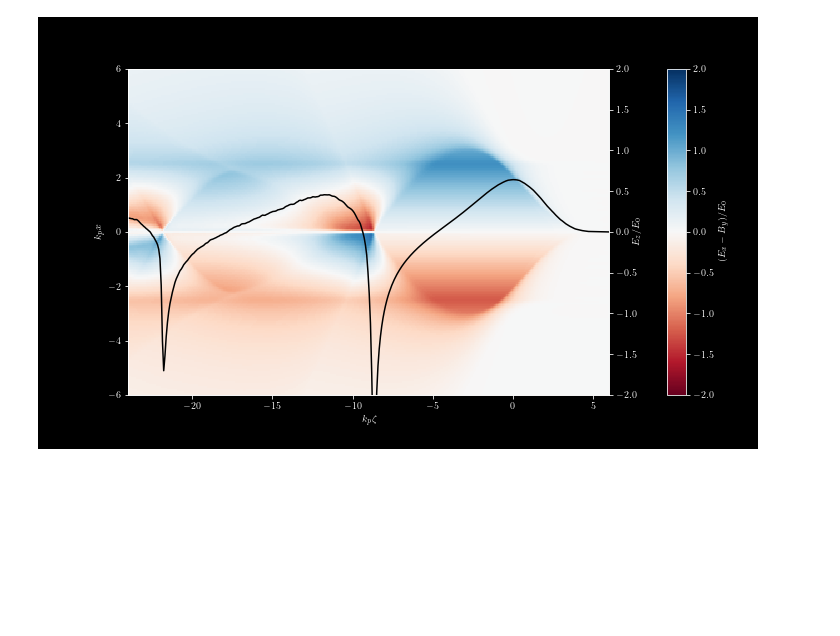
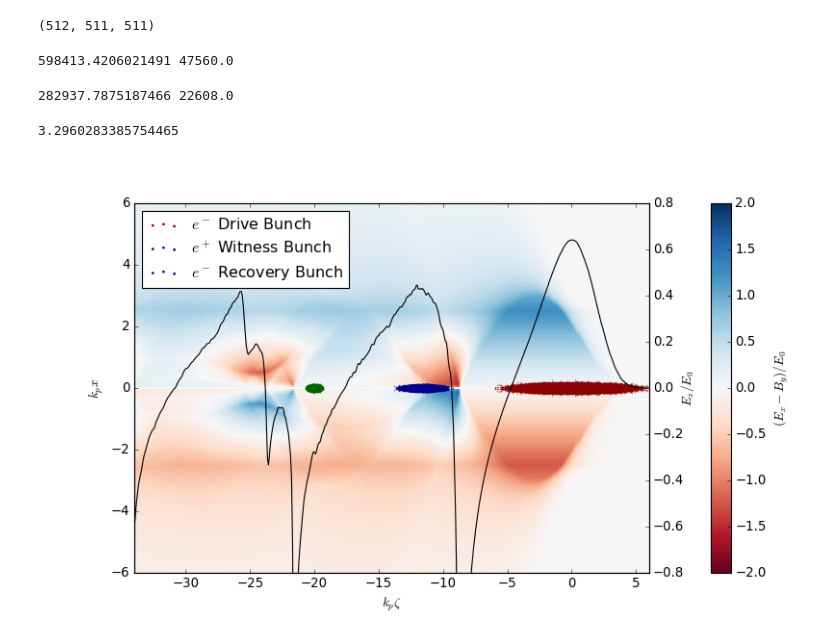
Before and after one commit to MaxVarverakis/PositronPWFA, a Jupyter notebook: brief_analysis.ipynb, the cells around one changed output. Drawn from its saved outputs; the diff is of its cells as text; code cells hidden in the pictures; blank space fills up the shorter version.

```diff
--- a/brief_analysis.ipynb
+++ b/brief_analysis.ipynb
@@ -22,3 +35,2 @@ plt.rc('font', family='serif')
 # %%
-# path to output directory
-ts_test2 = LpaDiagnostics('/Users/max/HiPACE/test/diags/hdf5/', check_all_files=False)
+ts = LpaDiagnostics('/Users/max/HiPACE/recovery/diags/hdf5/recovery/', check_all_files = True)
@@ -25,3 +679,16 @@ ts_test2 = LpaDiagnostics('/Users/max/HiPACE/test/diags/hdf5/', check_all_files=
+# %%
+i = 0
+
+Qd = ts.get_charge(species = 'drive', iteration = 0)
+Qw = ts.get_charge(species = 'witness', iteration = 0) + ts.get_charge(species = 'witness2', iteration = 0)
+Qr = ts.get_charge(species = 'recovery', iteration = 0)
+
+ExmBy, info_x = ts.get_field(field = 'ExmBy', iteration = i, coord = 'z')
+Ez, info_x = ts.get_field(field = 'Ez', iteration = i, coord = 'z')
+xd, zd, wd = ts.get_particle(species = 'drive', iteration = i, var_list = ['x', 'z', 'w'])
+xw, zw, ww = ts.get_particle(species = 'witness', iteration = i, var_list = ['x', 'z', 'w'])
+xw2, zw2, ww2 = ts.get_particle(species = 'witness2', iteration = i, var_list = ['x', 'z', 'w'])
+xr, zr, wr = ts.get_particle(species = 'recovery', iteration = i, var_list = ['x', 'z', 'w'])
+# ts.get_field?
 # %%
-ExmBy, info_x = ts_test2.get_field(field='ExmBy', iteration=0)
-Ez, info_x = ts_test2.get_field(field='Ez', iteration=0)
+ExmBy, info = ts.get_field(field = 'ExmBy', iteration = 0, coord = 'z')
@@ -28,36 +767,68 @@ Ez, info_x = ts_test2.get_field(field='Ez', iteration=0)
+# %%
+print(Ez_raw.shape)
+# %% [output]
+(512, 511, 511)
+# %%
+print(sum(nw) / (np.sqrt(2 * np.pi) * 0.5), max(nw))
+# %% [output]
+598413.4206021491 47560.0
+# %%
+print(sum(nd) / (np.sqrt(2 * np.pi) * 1.41), max(nd))
+# %% [output]
+282937.7875187466 22608.0
+# %%
+eta = - (Qw * EzWAvg) / (Qd * EzDAvg) * 1e2 # percent
+
+# print(Qw, Qd, EzWAvg, EzDAvg)
+
+print(eta)
+# %% [output]
+3.2960283385754465
 # %%
-fig, ax =plt.subplots(1,1, figsize=(10,6))
+fig, ax = plt.subplots(1, 1, figsize = (10, 6))
 
 
-im = ax.pcolormesh(info_x.z, info_x.x, np.transpose(ExmBy), cmap='RdBu', vmin=-2, vmax=2) # cmap='RdBu')
+im = ax.pcolormesh(info_x.z, info_x.x, np.transpose(ExmBy[:, len(info_x.x)//2]), cmap='RdBu', vmin=-2, vmax=2)
 
+plt.scatter(zd, xd, s = .02, color = 'darkred')
+plt.scatter(zw, xw, s = .02, color = 'darkblue')
+plt.scatter(zw2, xw2, s = .02, color = 'darkblue', label = '__nolegend__')
+plt.scatter(zr, xr, s = .02, color = 'darkgreen')
+plt.legend(['$e^-$ Drive Bunch', '$e^+$ Witness Bunch', '$e^-$ Recovery Bunch'], loc = 'upper left', markerscale = 10)
 
-ax.set_xlim(-24, 6)
+# plt.vlines([driveMin, driveMax], -6, 6, color = 'darkred', linestyle = 'dashed')
+# plt.vlines([witnessMin, witnessMax], -6, 6, color = 'darkblue', linestyle = 'dashed')
+
+ax.set_xlim(-34, 6)
 ax.set_ylim(-6, 6)
 ax.set_ylabel('$k_px$')
 ax.set_xlabel('$k_p\zeta$')
 
 # plt.style.use()
 
 # matplotlib.rc('axes', edgecolor='k')
 
 # ax.tick_params(colors='k')
 # ax.tick_params(axis='y', colors='k')
 # ax.yaxis.label.set_color('k')
 # ax.xaxis.label.set_color('k')
 
 ax2 = ax.twinx()
-ax2.plot(info_x.z, np.transpose(Ez)[len(info_x.x)//2,:], color='black')
-ax2.set_ylim(-2, 2)
+ax2.plot(info_x.z, get_Ez(Ez, info_x), color = 'k')
+# ax2.plot(info_x.z[maskD], get_Ez(Ez, info_x)[maskD], color = 'r')
+# ax2.plot(info_x.z[maskW], get_Ez(Ez, info_x)[maskW], color = 'b')
+
+# ax2.plot(info_x.z, np.transpose(Ez)[len(info_x.x)//2,:], color='black')
+ax2.set_ylim(-.8, .8)
 ax2.set_ylabel(r'$E_z/E_0$',  labelpad=-5)
 
 divider2 = make_axes_locatable(ax)
 cax2 = divider2.append_axes("right", size="4%", pad=.8)
 divider3 = make_axes_locatable(ax2)
 cax3 = divider3.append_axes("right", size="4%", pad=.8)
 cax3.remove()
 
 cb2 = plt.colorbar(im, cax=cax2)
 cb2.set_label(r'$(E_x - B_y)/E_0 $')
 # %% [output]
-[figure, old version]
+[figure, new version]
```
Also changed, not shown: parts of 31 cells of this notebook, 10 other files.
